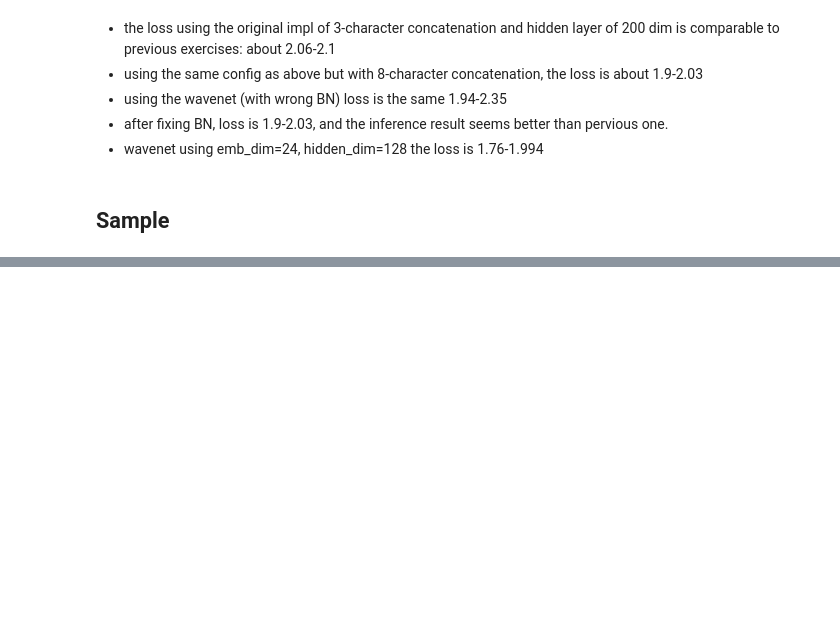
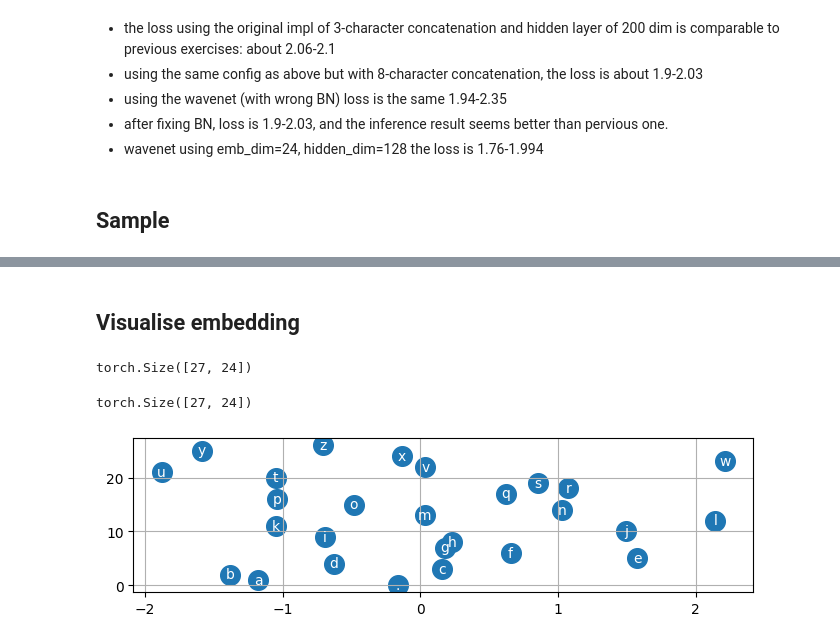
Before and after one commit to romenlaw/NaiveNeuralNetwork, a Jupyter notebook: makemore_wavenet.ipynb, the cells around one changed output, grey strips where cells are left out. Saved outputs shown, nothing was run; the diff lists cells and outputs as text; code cells hidden in the pictures; blank space fills up the shorter version.

Commit message:
add visualisation

```diff
--- a/makemore_wavenet.ipynb
+++ b/makemore_wavenet.ipynb
@@ -496,0 +497,22 @@ manaswa.
+# %% [markdown]
+## Visualise embedding
+# %%
+model.layers[0].weight.shape
+# %% [output]
+torch.Size([27, 24])
+# %%
+emb_weights = model.layers[0].weight
+C = emb_weights.data
+C.shape
+# %% [output]
+torch.Size([27, 24])
+# %%
+# visualise the embedding vectors (emb_dim=24)
+plot_dim=8  #1 3 5 9 12 20 6
+plt.figure(figsize=(8,2))
+plt.scatter(y=[i for i in range(vocab_size)], x=C[:,plot_dim], s=200)
+for i in range(C.shape[0]):
+  plt.text(y=i, x=C[i,plot_dim].data, s=itos[i], ha='center', va='center', color='white')
+plt.grid('minor')
+# %% [output]
+[figure, added]
```
Also changed, not shown: parts of 17 cells of this notebook.
